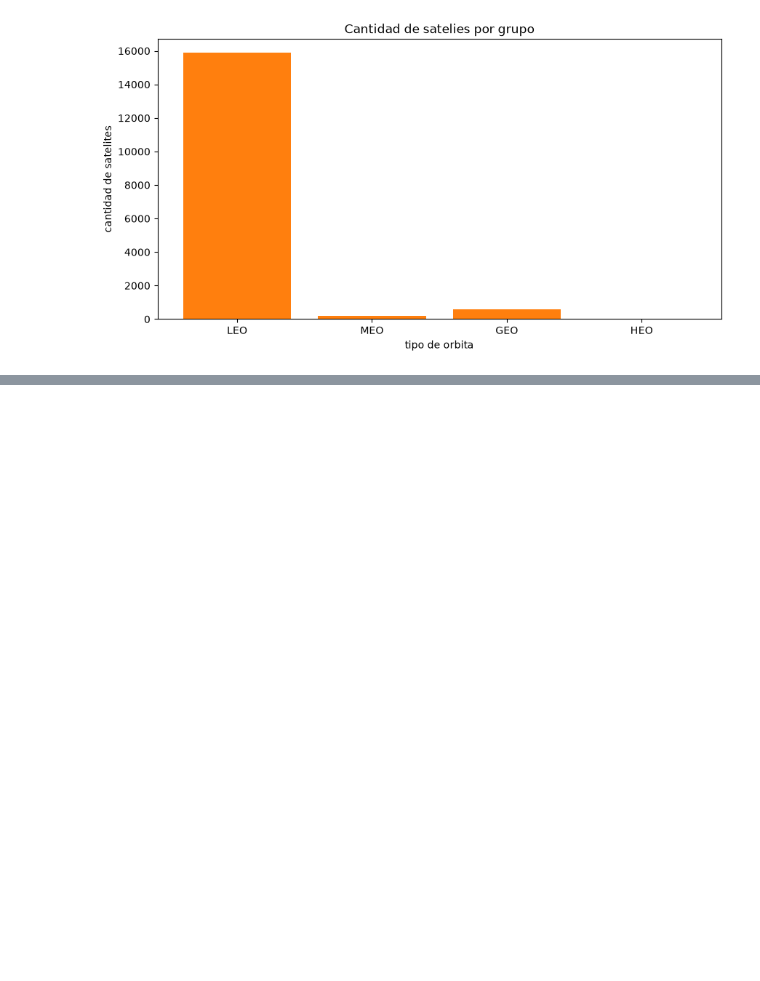
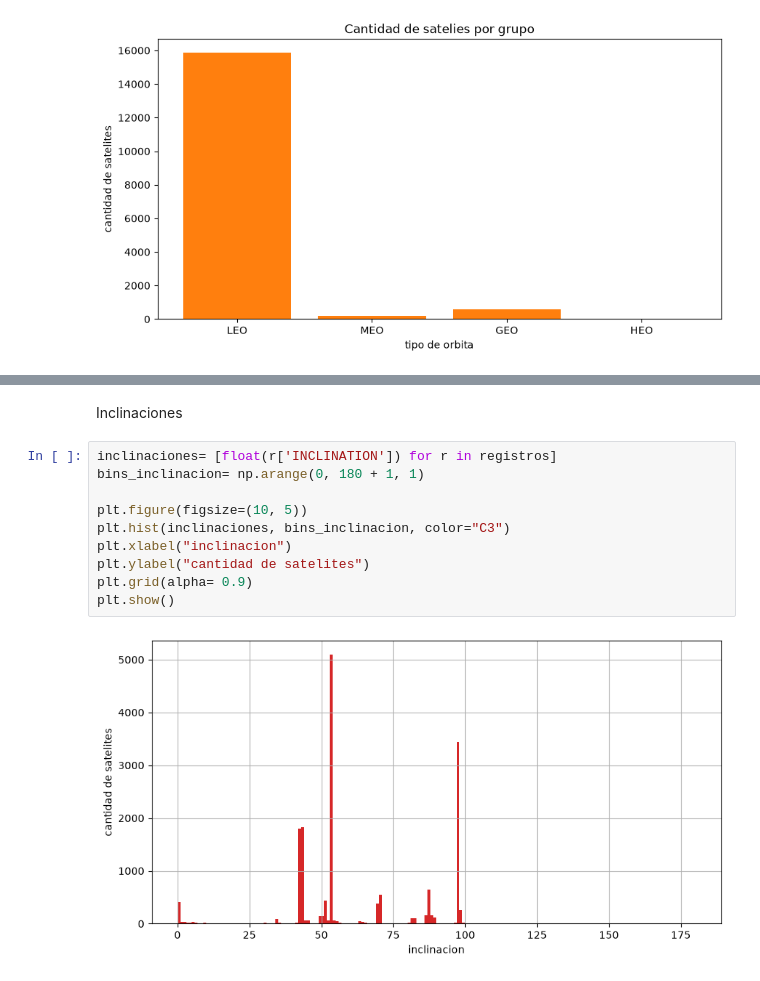
Before and after one commit to melaninicolmoyasuarez-hash/proyesat, a Jupyter notebook: informe.ipynb, the cells around one changed output, grey strips where cells are left out. Drawn from its saved outputs; the diff is of its cells as text; blank space fills up the shorter version.

```diff
--- a/informe.ipynb
+++ b/informe.ipynb
@@ -174,0 +280,14 @@ plt.show()
+# %% [markdown]
+Inclinaciones
+# %%
+inclinaciones= [float(r['INCLINATION']) for r in registros]
+bins_inclinacion= np.arange(0, 180 + 1, 1)
+
+plt.figure(figsize=(10, 5))
+plt.hist(inclinaciones, bins_inclinacion, color="C3")
+plt.xlabel("inclinacion")
+plt.ylabel("cantidad de satelites")
+plt.grid(alpha= 0.9)
+plt.show()
+# %% [output]
+[figure, added]
```
Also changed, not shown: parts of 10 cells of this notebook.
